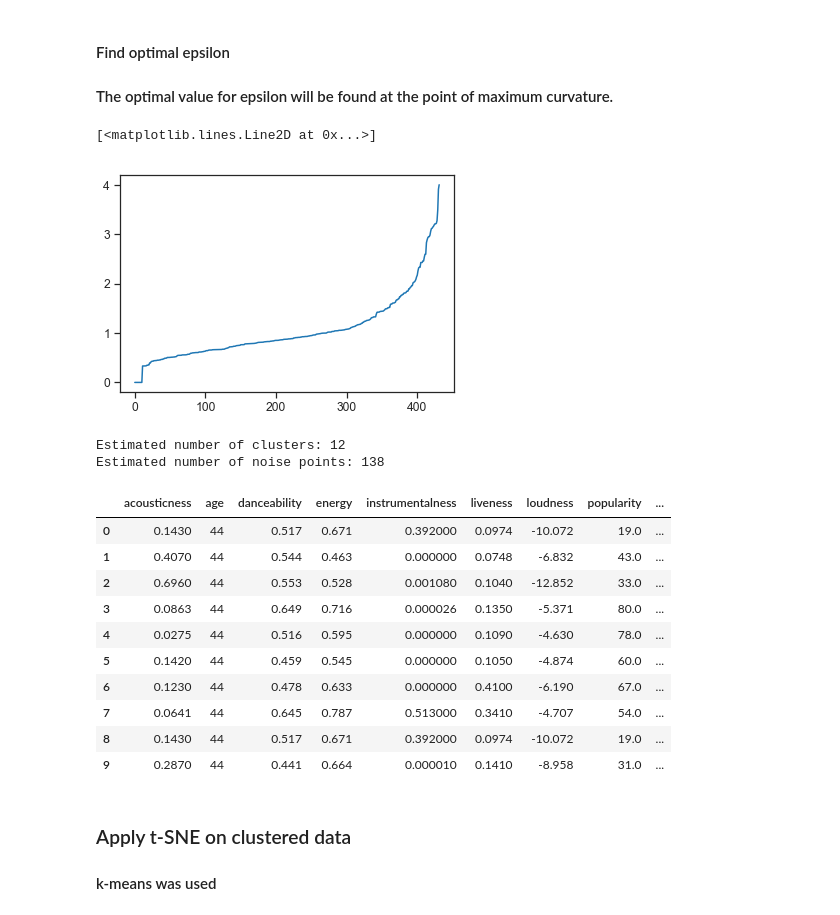
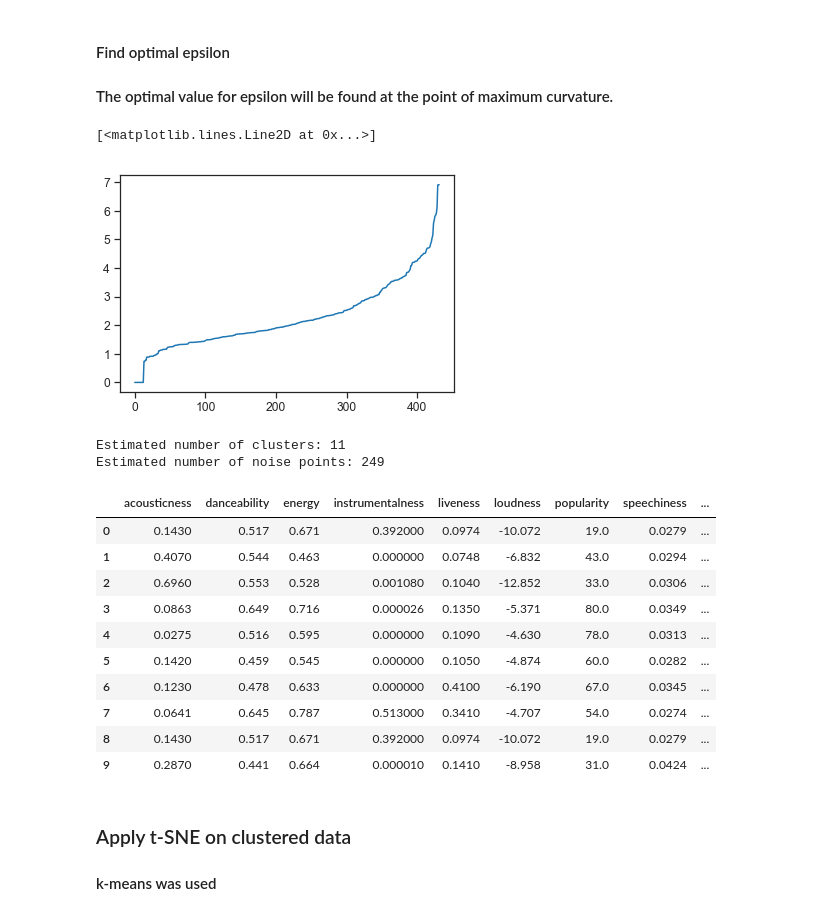
Before and after one commit to epistimi4/emotion_based_music_recomendation, a Jupyter notebook: correlations/Clustering with t-Stochastic Neighboring Embeddings for Music.ipynb, the cells around one changed output. Drawn from its saved outputs; the diff is of its cells as text; code cells hidden in the pictures.

```diff
--- a/correlations/Clustering with t-Stochastic Neighboring Embeddings for Music.ipynb
+++ b/correlations/Clustering with t-Stochastic Neighboring Embeddings for Music.ipynb
@@ -44,0 +68,9 @@ Name: gender, dtype: int64
+# %%
+#grouping ages
+bins = [20,31,40,50]
+labels = ['20-30','31-40', '41-50']
+df['age_group'] = pd.cut(df['age'], bins=bins, labels=labels, right=False)
+
+print(df['age_group'].value_counts())
+plt.figure(figsize=(16,2))
+sns.countplot(y='age_group', data=df, order = df.age_group.value_counts().index )
@@ -133,8 +192,9 @@ the_loc = df['location']
 dtime = df['period']
 activ = df['activity']
 artist_song = df['artist_name']+'-'+df['song_name']
+age_group = df['age_group']
 
-def encode_features(df_enc, location, activity, gender, period):
+def encode_features(df_enc, location, activity, gender, period, age):
     #encode location
     one_hot_enc = pd.get_dummies(df_enc[location])
     df_enc = df_enc.drop('location', axis=1)
@@ -149,9 +209,14 @@ def encode_features(df_enc, location, activity, gender, period):
     one_hot_enc = pd.get_dummies(df_enc[gender])
     df_enc = df_enc.drop('gender', axis=1)
     df_enc = df_enc.join(one_hot_enc)
+    #encode age
+    one_hot_enc = pd.get_dummies(df_enc[age])
+    df_enc = df_enc.drop('age', axis=1)
+    df_enc = df_enc.drop(age, axis=1)
+    df_enc = df_enc.join(one_hot_enc)
     #encode period
     one_hot_enc = pd.get_dummies(df_enc[period])
-    df_enc = df_enc.drop('period', axis=1)
+    df_enc = df_enc.drop(period, axis=1)
     df_enc = df_enc.join(one_hot_enc)
 
     #encode mood
@@ -169,7 +234,7 @@ def encode_features(df_enc, location, activity, gender, period):
     #df_enc = df_enc.drop(['artist_name', 'id', 'song_name', 'release_date'], axis = 1)
     return df_enc
 
-df_enc = encode_features(df_enc, 'location', 'activity', 'gender', 'period')
+df_enc = encode_features(df_enc, 'location', 'activity', 'gender', 'period', 'age_group')
 df_enc.head()
 df_enc.info()
 # %% [output]
@@ -259,36 +346,36 @@ distances = distances[:,1]
 plt.plot(distances)
 # %% [output]
 [<matplotlib.lines.Line2D at 0x...>]
-[figure, old version]
+[figure, new version]
 # %%
 # to be completed
 from sklearn.cluster import DBSCAN
 
-db_clu = DBSCAN(eps=2, min_samples=9).fit(d_scaled)
+db_clu = DBSCAN(eps=3, min_samples=10).fit(d_scaled)
 clusters = db_clu.labels_
 #d_scaled['db_scan'] = labels
 
 #number of clusters
 n_clusters = len(set(clusters)) - (1 if -1 in clusters else 0)
 n_noise = list(clusters).count(-1)
 
 print('Estimated number of clusters:', n_clusters)
 print('Estimated number of noise points:', n_noise)
 df_enc.head(10)
 # %% [output]
-Estimated number of clusters: 12
-Estimated number of noise points: 138
+Estimated number of clusters: 11
+Estimated number of noise points: 249
-|  | acousticness | age | danceability | energy | instrumentalness | liveness | loudness | popularity | ... |
-| 0 | 0.1430 | 44 | 0.517 | 0.671 | 0.392000 | 0.0974 | -10.072 | 19.0 | ... |
-| 1 | 0.4070 | 44 | 0.544 | 0.463 | 0.000000 | 0.0748 | -6.832 | 43.0 | ... |
-| 2 | 0.6960 | 44 | 0.553 | 0.528 | 0.001080 | 0.1040 | -12.852 | 33.0 | ... |
-| 3 | 0.0863 | 44 | 0.649 | 0.716 | 0.000026 | 0.1350 | -5.371 | 80.0 | ... |
-| 4 | 0.0275 | 44 | 0.516 | 0.595 | 0.000000 | 0.1090 | -4.630 | 78.0 | ... |
-| 5 | 0.1420 | 44 | 0.459 | 0.545 | 0.000000 | 0.1050 | -4.874 | 60.0 | ... |
-| 6 | 0.1230 | 44 | 0.478 | 0.633 | 0.000000 | 0.4100 | -6.190 | 67.0 | ... |
-| 7 | 0.0641 | 44 | 0.645 | 0.787 | 0.513000 | 0.3410 | -4.707 | 54.0 | ... |
-| 8 | 0.1430 | 44 | 0.517 | 0.671 | 0.392000 | 0.0974 | -10.072 | 19.0 | ... |
-| 9 | 0.2870 | 44 | 0.441 | 0.664 | 0.000010 | 0.1410 | -8.958 | 31.0 | ... |
+|  | acousticness | danceability | energy | instrumentalness | liveness | loudness | popularity | speechiness | ... |
+| 0 | 0.1430 | 0.517 | 0.671 | 0.392000 | 0.0974 | -10.072 | 19.0 | 0.0279 | ... |
+| 1 | 0.4070 | 0.544 | 0.463 | 0.000000 | 0.0748 | -6.832 | 43.0 | 0.0294 | ... |
+| 2 | 0.6960 | 0.553 | 0.528 | 0.001080 | 0.1040 | -12.852 | 33.0 | 0.0306 | ... |
+| 3 | 0.0863 | 0.649 | 0.716 | 0.000026 | 0.1350 | -5.371 | 80.0 | 0.0349 | ... |
+| 4 | 0.0275 | 0.516 | 0.595 | 0.000000 | 0.1090 | -4.630 | 78.0 | 0.0313 | ... |
+| 5 | 0.1420 | 0.459 | 0.545 | 0.000000 | 0.1050 | -4.874 | 60.0 | 0.0282 | ... |
+| 6 | 0.1230 | 0.478 | 0.633 | 0.000000 | 0.4100 | -6.190 | 67.0 | 0.0345 | ... |
+| 7 | 0.0641 | 0.645 | 0.787 | 0.513000 | 0.3410 | -4.707 | 54.0 | 0.0274 | ... |
+| 8 | 0.1430 | 0.517 | 0.671 | 0.392000 | 0.0974 | -10.072 | 19.0 | 0.0279 | ... |
+| 9 | 0.2870 | 0.441 | 0.664 | 0.000010 | 0.1410 | -8.958 | 31.0 | 0.0424 | ... |
 # %%
 set(labels)
 colors = ['royalblue', 'maroon', 'forestgreen', 'mediumorchid', 'tan', 'deeppink', 'olive', 'goldenrod', 'lightcyan', 'navy']
```
Also changed, not shown: parts of 25 cells of this notebook.
